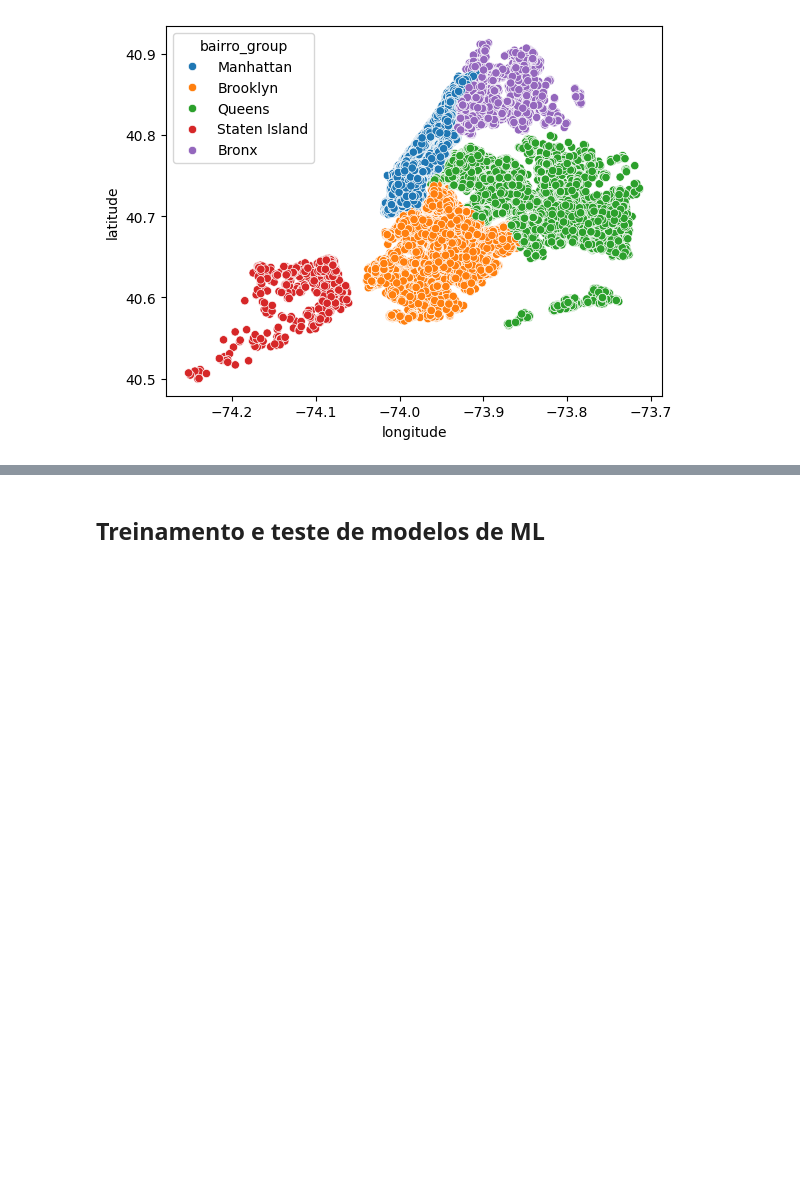
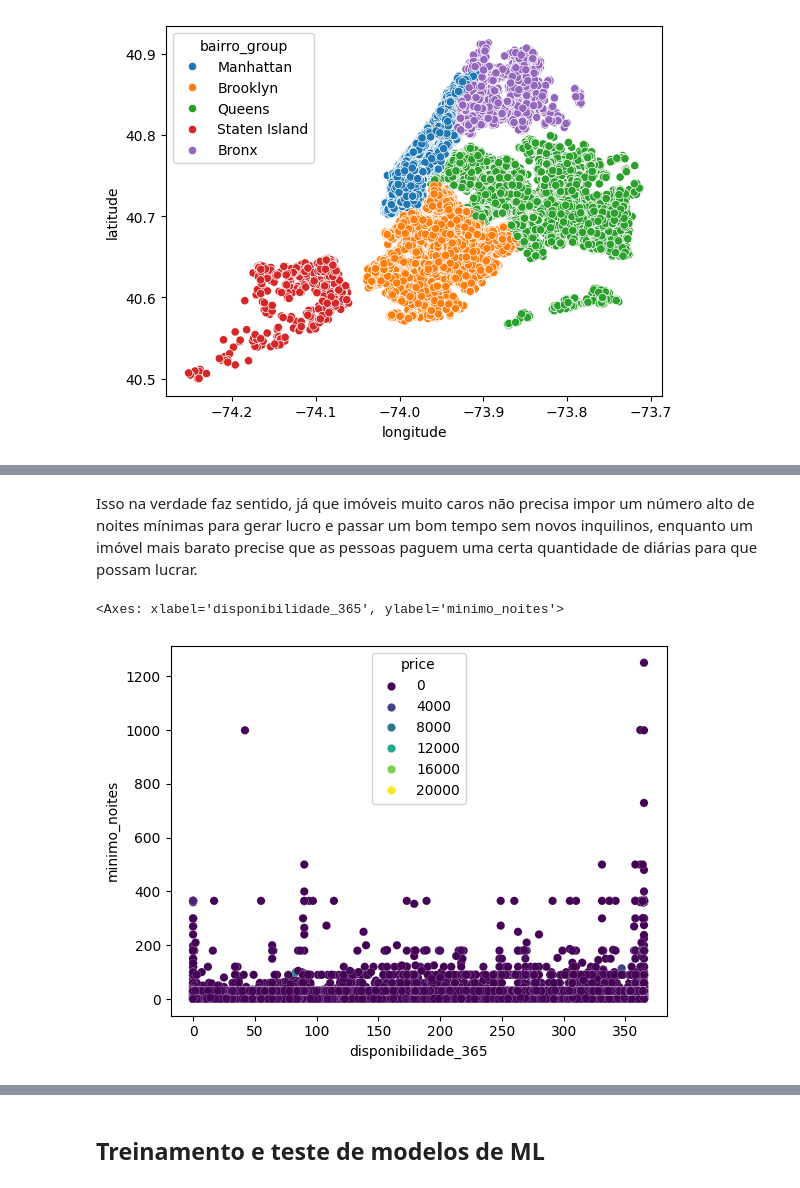
Before and after one commit to pedrobslima/LH_CD_PEDROBARROSDESOUZALIMA, a Jupyter notebook: incidium.ipynb, the cells around one changed output, grey strips where cells are left out. Saved outputs shown, nothing was run; the diff lists cells and outputs as text; code cells hidden in the pictures; blank space fills up the shorter version.

```diff
--- a/incidium.ipynb
+++ b/incidium.ipynb
@@ -440,0 +480,8 @@ sns.scatterplot(df, x='longitude', y='latitude', hue='bairro_group')#hue='price'
+# %% [markdown]
+Isso na verdade faz sentido, já que imóveis muito caros não precisa impor um número alto de noites mínimas para gerar lucro e passar um bom tempo sem novos inquilinos, enquanto um imóvel mais barato precise que as pessoas paguem uma certa quantidade de diárias para que possam lucrar.
+# %%
+viridis = palette=sns.color_palette("viridis", as_cmap=True)
+sns.scatterplot(df, x='disponibilidade_365', y='minimo_noites', hue='price', linewidth=0.1, palette=viridis)
+# %% [output]
+<Axes: xlabel='disponibilidade_365', ylabel='minimo_noites'>
+[figure, added]
```
Also changed, not shown: parts of 25 cells of this notebook.
